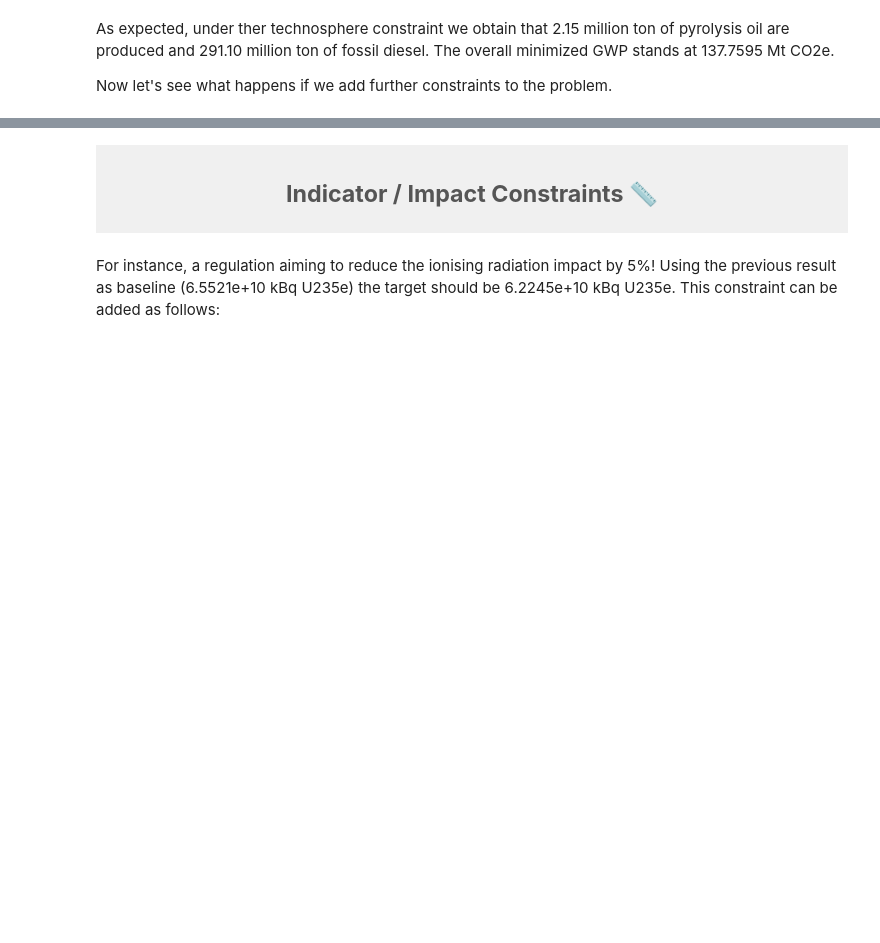
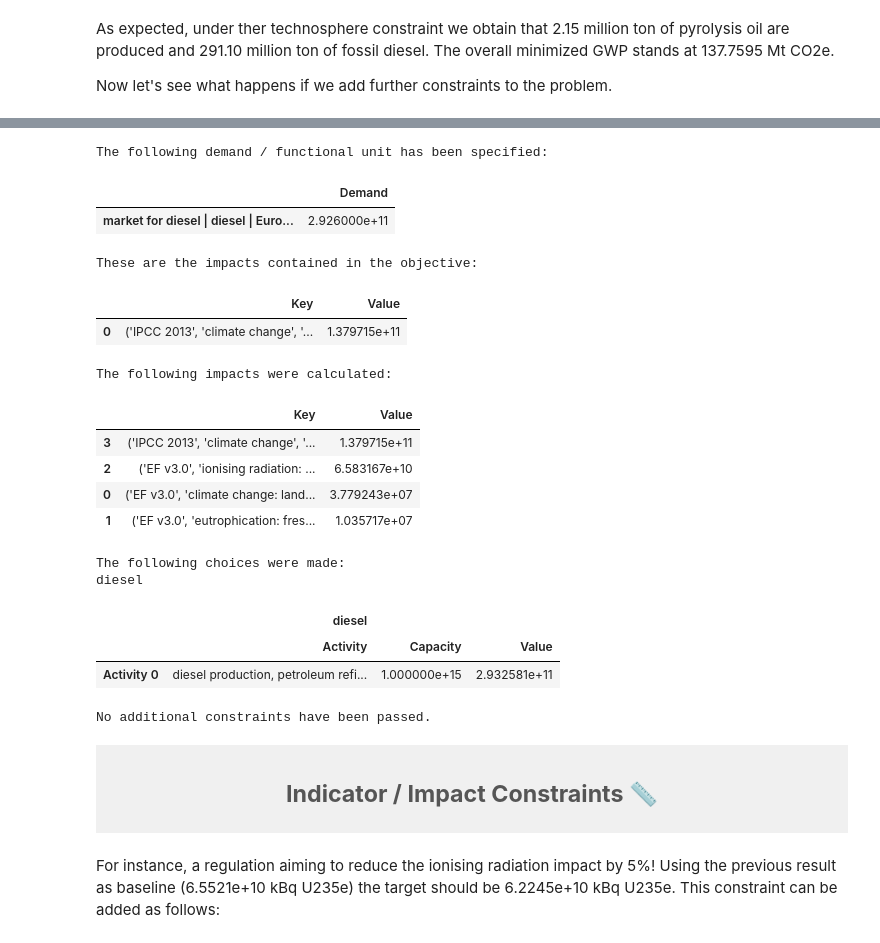
Before and after one commit to flechtenberg/pulpo, a Jupyter notebook: notebooks/plastic_showcase.ipynb, the cells around one changed output, grey strips where cells are left out. Cells and saved outputs as stored; diff of their text form; code cells hidden in the pictures; blank space fills up the shorter version.

```diff
--- a/notebooks/plastic_showcase.ipynb
+++ b/notebooks/plastic_showcase.ipynb
@@ -459,0 +621,21 @@ Now let's see what happens if we add further constraints to the problem.
+# %%
+pulpo_worker.summarize_results(choices=choices, demand=demand)
+# %% [output]
+The following demand / functional unit has been specified:
+|  | Demand |
+| market for diesel | diesel | Euro... | 2.926000e+11 |
+These are the impacts contained in the objective:
+|  | Key | Value |
+| 0 | ('IPCC 2013', 'climate change', '... | 1.379715e+11 |
+The following impacts were calculated:
+|  | Key | Value |
+| 3 | ('IPCC 2013', 'climate change', '... | 1.379715e+11 |
+| 2 | ('EF v3.0', 'ionising radiation: ... | 6.583167e+10 |
+| 0 | ('EF v3.0', 'climate change: land... | 3.779243e+07 |
+| 1 | ('EF v3.0', 'eutrophication: fres... | 1.035717e+07 |
+The following choices were made:
+diesel
+|  | diesel |  |  |
+|  | Activity | Capacity | Value |
+| Activity 0 | diesel production, petroleum refi... | 1.000000e+15 | 2.932581e+11 |
+No additional constraints have been passed.
```
Also changed, not shown: parts of 30 cells of this notebook.
